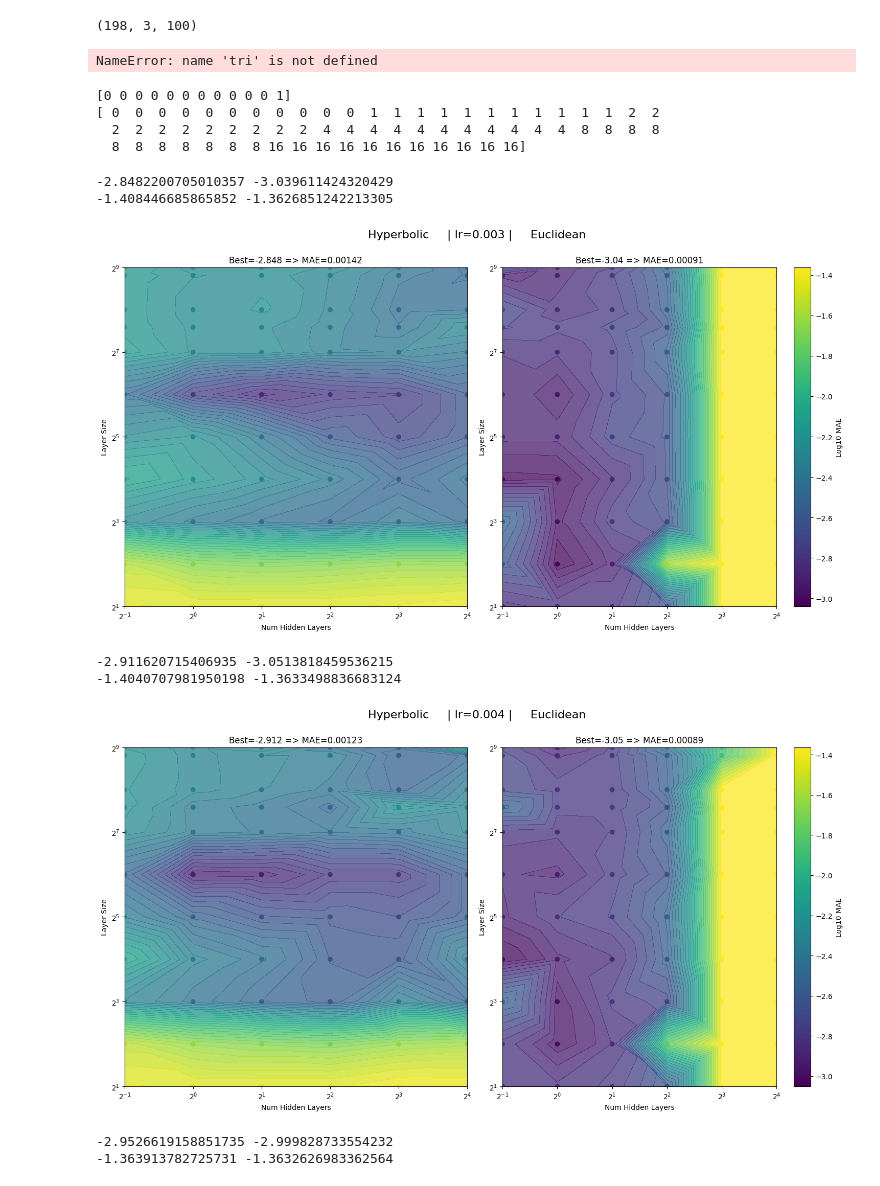
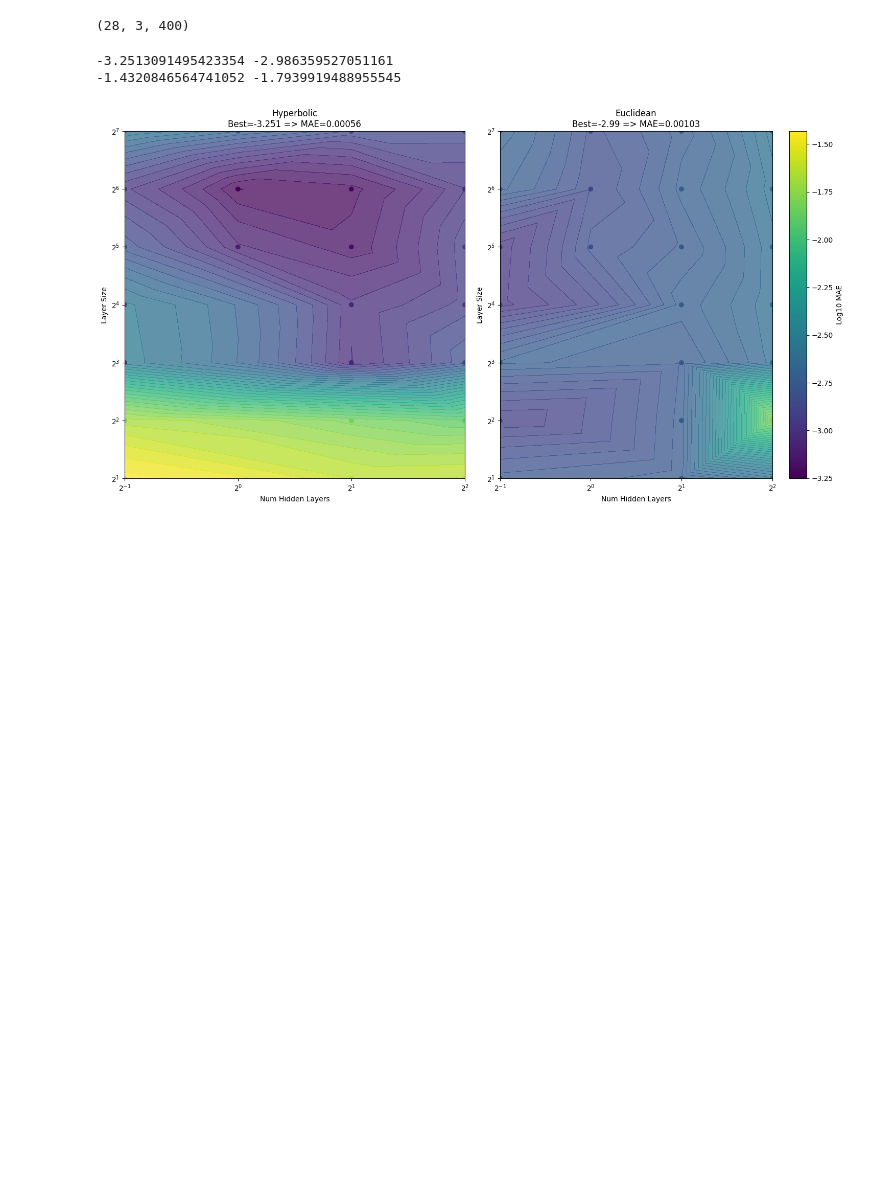
Before and after one commit to Rory-Dam/master_thesis, a Jupyter notebook: strawberry/plot_results.ipynb, the cells around one changed output. Saved outputs shown, nothing was run; the diff lists cells and outputs as text; code cells hidden in the pictures; blank space fills up the shorter version.

```diff
--- a/strawberry/plot_results.ipynb
+++ b/strawberry/plot_results.ipynb
@@ -36,5 +36,5 @@ def parse_results(file_name):
     grid_search_results = [(params, np.array(values)) for params, values in grid_search_results]
     return grid_search_results
 # %%
-hyp_res = parse_results('grid_search_results/hyp_overall-liking_100.txt')
-euc_res = parse_results('grid_search_results/euc_overall-liking_100.txt')
+hyp_res = parse_results('grid_search_results/hyp_overall-liking_400.txt')
+euc_res = parse_results('grid_search_results/euc_overall-liking_400.txt')
@@ -69,36 +69,24 @@ euc_values = np.array([v for _, v in euc_res])
 
 hyp_values.shape
 # %% [output]
-(198, 3, 100)
+(28, 3, 400)
 # %%
 IN_SIZE = 89
 OUT_SIZE = 1
 
-NUM_HIDDEN_LAYERS = [0,1,2,4,8,16]
-LAYER_SIZE = [2,4,8,16,32,64,128,192,256,448,512]
-LR = [0.003, 0.004, 0.005]
+NUM_HIDDEN_LAYERS = [0,1,2,4]
+LAYER_SIZE = [2,4,8,16,32,64,128]
+LR = ['0.003 | 0.005']
 # %%
 num_hidden_layers = np.array(NUM_HIDDEN_LAYERS).repeat(len(LAYER_SIZE))
 layer_size = np.tile(LAYER_SIZE, len(NUM_HIDDEN_LAYERS))
 
 naive_sizes = (num_hidden_layers * layer_size**2).flatten()
 real_sizes = (num_hidden_layers * layer_size**2).flatten() + ((np.zeros_like(num_hidden_layers) + (IN_SIZE+OUT_SIZE))*layer_size).flatten()
-# %%
-tri.triangles
-# %% [output]
-NameError: name 'tri' is not defined
-# %%
-print(num_hidden_layers[:12])
-print(num_hidden_layers)
-# %% [output]
-[0 0 0 0 0 0 0 0 0 0 0 1]
-[ 0  0  0  0  0  0  0  0  0  0  0  1  1  1  1  1  1  1  1  1  1  1  2  2
-  2  2  2  2  2  2  2  2  2  4  4  4  4  4  4  4  4  4  4  4  8  8  8  8
-  8  8  8  8  8  8  8 16 16 16 16 16 16 16 16 16 16 16]
 # %%
 for i, lr in enumerate(LR):
-    hyp_data = np.log10(hyp_values.mean(axis=1)[:,-1].reshape(-1,len(LR))[:,i])
-    euc_data = np.log10(euc_values.mean(axis=1)[:,-1].reshape(-1,len(LR))[:,i])
+    hyp_data = np.log10(hyp_values.mean(axis=1)[:,275].reshape(-1,len(LR))[:,i])
+    euc_data = np.log10(euc_values.mean(axis=1)[:,275].reshape(-1,len(LR))[:,i])
 
     min_val = min(np.min(hyp_data), np.min(euc_data))
     max_val = max(np.max(hyp_data), np.max(euc_data))
@@ -113,43 +101,38 @@ for i, lr in enumerate(LR):
 
     mesh = Triangulation(num_hidden_layers_adjust, layer_size)  #create tri mesh
 
 
     plt.figure(figsize=(15,8))
-    plt.suptitle(f'Hyperbolic     | lr={lr} |     Euclidean', fontsize=16, y=1)
+    # plt.suptitle(f'Hyperbolic     |     Euclidean', fontsize=16, y=1)
 
     plt.subplot(121)
-    ctf = plt.tricontourf(mesh, hyp_data, levels=40, cmap=cmap, norm=norm, alpha=0.75)
+    plt.tricontourf(mesh, hyp_data, levels=40, cmap=cmap, norm=norm, alpha=0.75)
     plt.scatter(num_hidden_layers_adjust, layer_size, c=hyp_data, cmap=cmap, norm=norm)
 
-    plt.title(f'Best={np.min(hyp_data):.3f} => MAE={np.power(10, np.min(hyp_data)):.5f}')
+    plt.title(f'Hyperbolic\nBest={np.min(hyp_data):.3f} => MAE={np.power(10, np.min(hyp_data)):.5f}')
     plt.xlabel('Num Hidden Layers')
     plt.ylabel('Layer Size')
 
     plt.xscale('log', base=2)
     plt.yscale('log', base=2)
 
 
     plt.subplot(122)
-    ctf = plt.tricontourf(mesh, euc_data, levels=40, cmap=cmap, norm=norm, alpha=0.75)
+    euc_contourf = plt.tricontourf(mesh, euc_data, levels=40, cmap=cmap, norm=norm, alpha=0.75)
     euc_scatter = plt.scatter(num_hidden_layers_adjust, layer_size, c=euc_data, cmap=cmap, norm=norm)
     plt.colorbar(euc_scatter, label='Log10 MAE')
 
 
-    plt.title(f'Best={np.min(euc_data):.3} => MAE={np.power(10, np.min(euc_data)):.5f}')
+    plt.title(f'Euclidean\nBest={np.min(euc_data):.3} => MAE={np.power(10, np.min(euc_data)):.5f}')
     plt.xlabel('Num Hidden Layers')
     plt.ylabel('Layer Size')
 
     plt.xscale('log', base=2)
     plt.yscale('log', base=2)
 
     plt.tight_layout()
     plt.show()
 # %% [output]
--2.8482200705010357 -3.039611424320429
--1.408446685865852 -1.3626851242213305
+-3.2513091495423354 -2.986359527051161
+-1.4320846564741052 -1.7939919488955545
-[figure, old version]
+[figure, new version]
--2.911620715406935 -3.0513818459536215
--1.4040707981950198 -1.3633498836683124
-[figure, removed]
--2.9526619158851735 -2.999828733554232
--1.363913782725731 -1.3632626983362564
```
Also changed, not shown: parts of 6 cells of this notebook, 6 other files.
